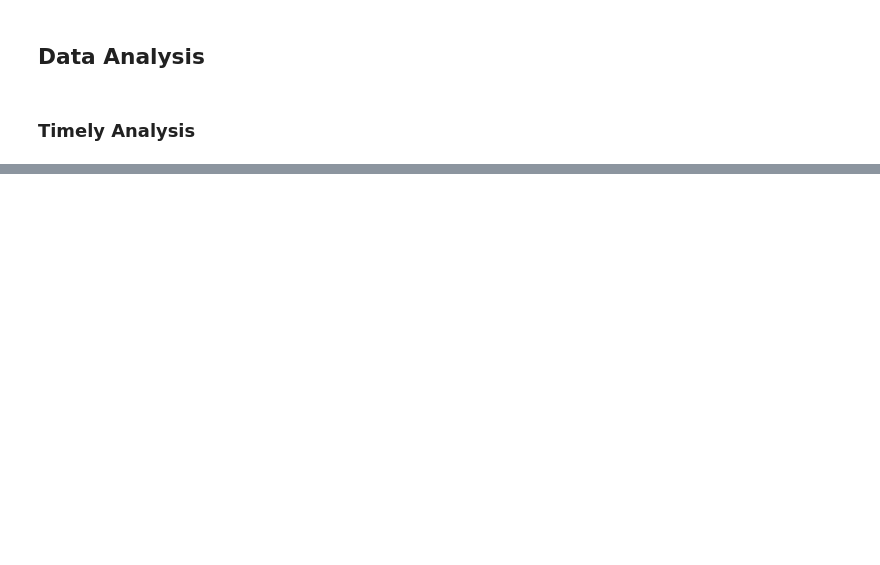
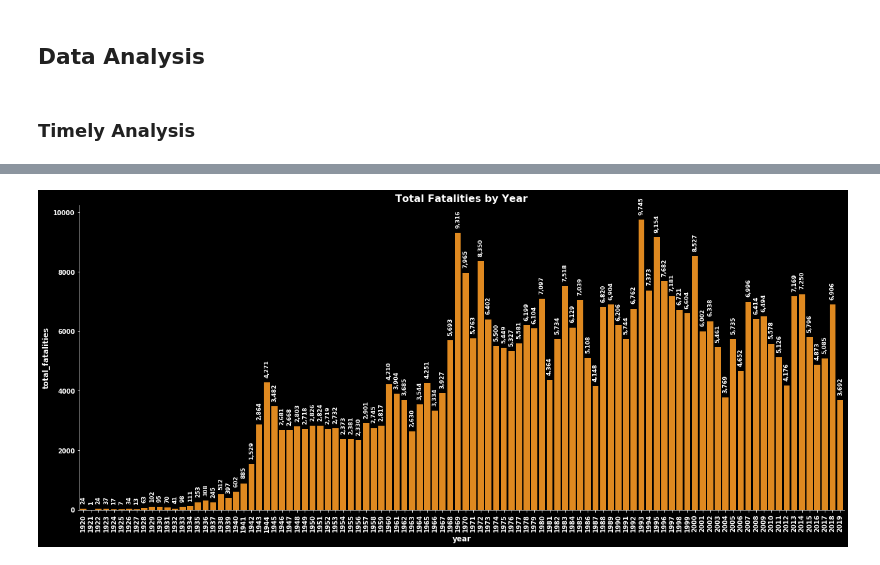
Before and after one commit to razmikmelikbekyan/AircraftAccidentsAnalysis, a Jupyter notebook: accidents_analysis/AccidentsAnalysis.ipynb, the cells around one changed output, grey strips where cells are left out. Drawn from its saved outputs; the diff is of its cells as text; code cells hidden in the pictures; blank space fills up the shorter version.

```diff
--- a/accidents_analysis/AccidentsAnalysis.ipynb
+++ b/accidents_analysis/AccidentsAnalysis.ipynb
@@ -395,0 +364,11 @@ plt.show()
+# %%
+plot_aggregated_barplot(
+    df,
+    'year',
+    'total_fatalities',
+    'sum',
+    figsize=(18, 8),
+    title='Total Fatalities by Year'
+)
+# %% [output]
+[figure, added]
```
Also changed, not shown: parts of 30 cells of this notebook, 5 other files.
